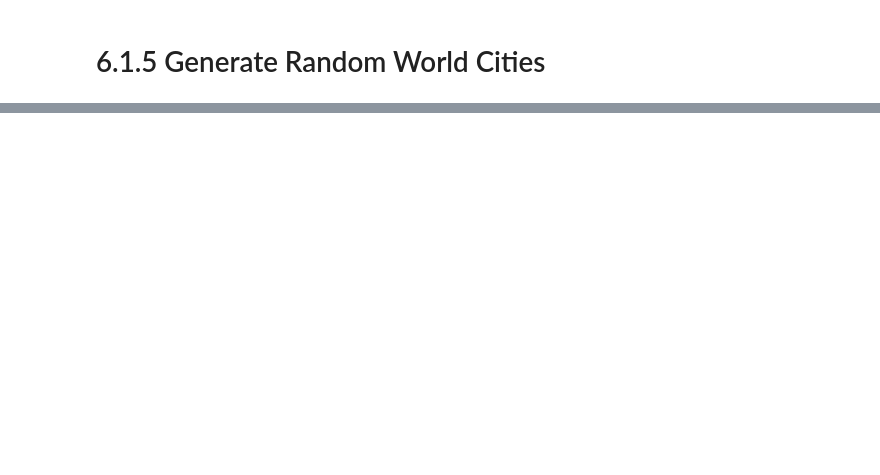
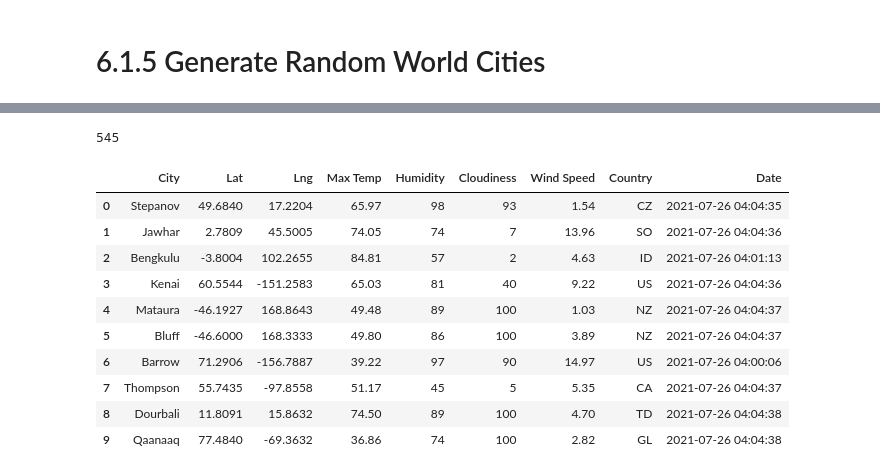
Before and after one commit to codestorms37/World_Weather_Analysis, a Jupyter notebook: WeatherPy.ipynb, the cells around one changed output, grey strips where cells are left out. Cells and saved outputs as stored; diff of their text form; code cells hidden in the pictures; blank space fills up the shorter version.

```diff
--- a/WeatherPy.ipynb
+++ b/WeatherPy.ipynb
@@ -58,0 +159,20 @@ len(cities)
+# %%
+len(city_data)
+# %% [output]
+545
+# %%
+# Convert the array of dictionaries to a Pandas DataFrame.
+city_data_df = pd.DataFrame(city_data)
+city_data_df.head(10)
+# %% [output]
+|  | City | Lat | Lng | Max Temp | Humidity | Cloudiness | Wind Speed | Country | Date |
+| 0 | Stepanov | 49.6840 | 17.2204 | 65.97 | 98 | 93 | 1.54 | CZ | 2021-07-26 04:04:35 |
+| 1 | Jawhar | 2.7809 | 45.5005 | 74.05 | 74 | 7 | 13.96 | SO | 2021-07-26 04:04:36 |
+| 2 | Bengkulu | -3.8004 | 102.2655 | 84.81 | 57 | 2 | 4.63 | ID | 2021-07-26 04:01:13 |
+| 3 | Kenai | 60.5544 | -151.2583 | 65.03 | 81 | 40 | 9.22 | US | 2021-07-26 04:04:36 |
+| 4 | Mataura | -46.1927 | 168.8643 | 49.48 | 89 | 100 | 1.03 | NZ | 2021-07-26 04:04:37 |
+| 5 | Bluff | -46.6000 | 168.3333 | 49.80 | 86 | 100 | 3.89 | NZ | 2021-07-26 04:04:37 |
+| 6 | Barrow | 71.2906 | -156.7887 | 39.22 | 97 | 90 | 14.97 | US | 2021-07-26 04:00:06 |
+| 7 | Thompson | 55.7435 | -97.8558 | 51.17 | 45 | 5 | 5.35 | CA | 2021-07-26 04:04:37 |
+| 8 | Dourbali | 11.8091 | 15.8632 | 74.50 | 89 | 100 | 4.70 | TD | 2021-07-26 04:04:38 |
+| 9 | Qaanaaq | 77.4840 | -69.3632 | 36.86 | 74 | 100 | 2.82 | GL | 2021-07-26 04:04:38 |
```
Also changed, not shown: parts of 9 cells of this notebook, 3 other files.
